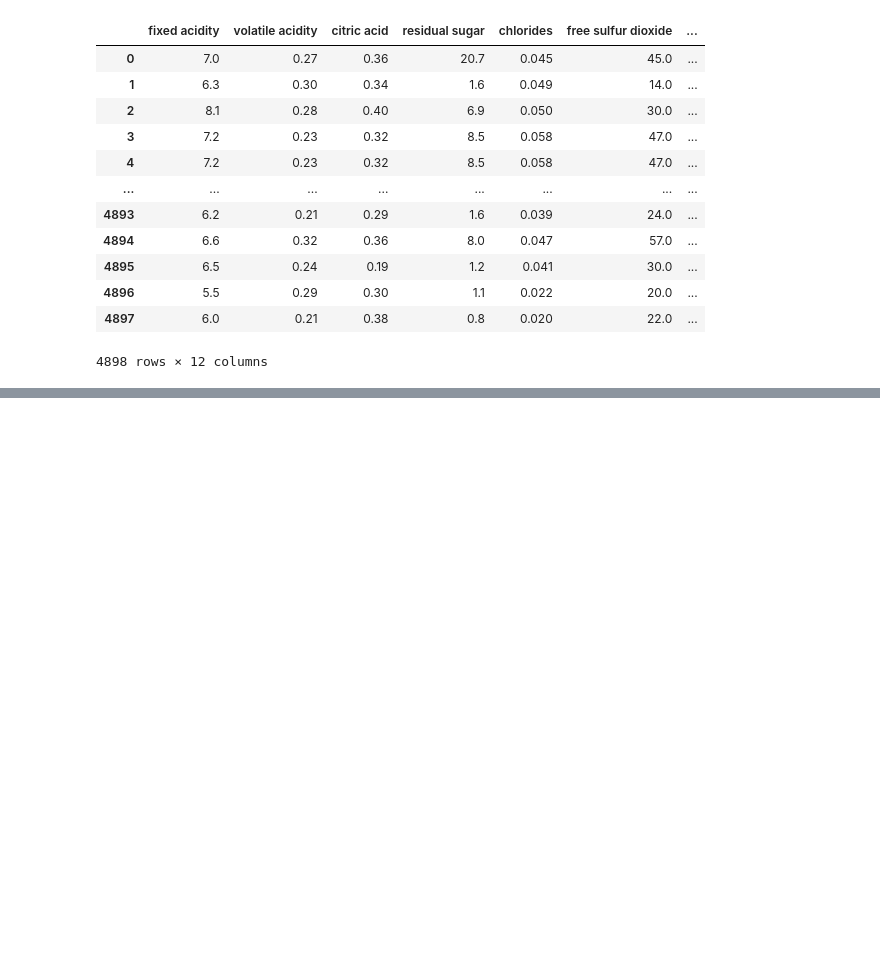
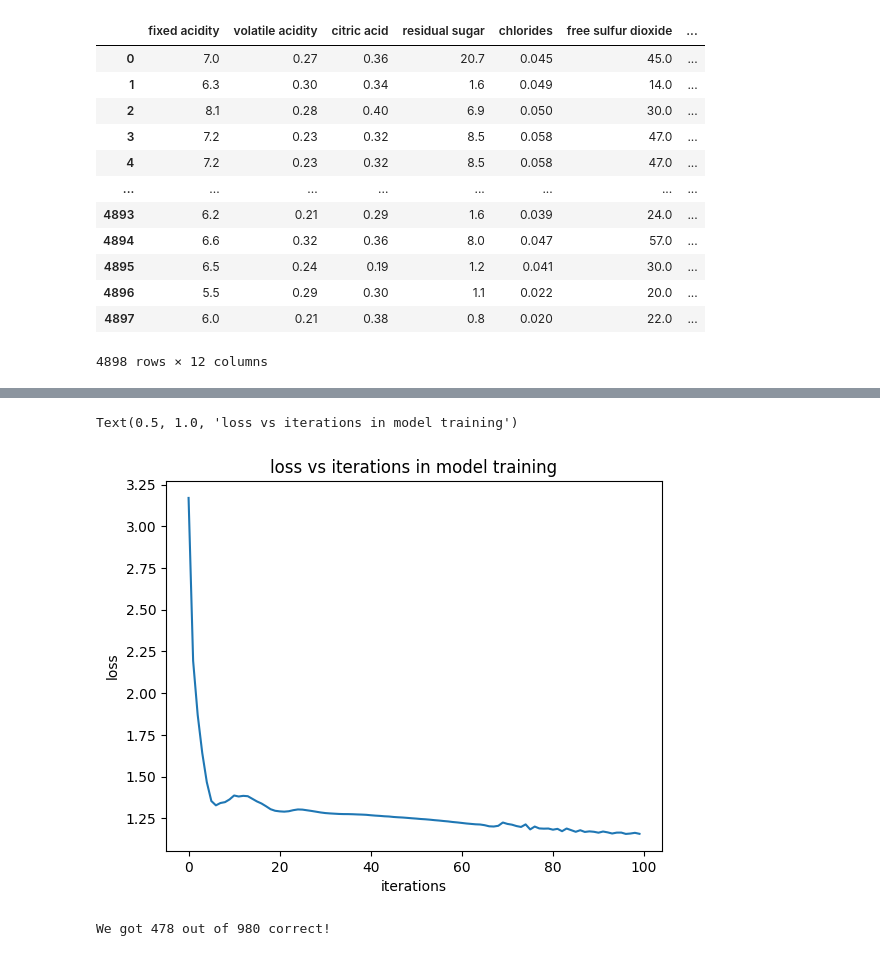
Before and after one commit to alexquar/Neural_Networks, a Jupyter notebook: analytics/wine.ipynb, the cells around one changed output, grey strips where cells are left out. Cells and saved outputs as stored; diff of their text form; code cells hidden in the pictures; blank space fills up the shorter version.

Commit message:
white and red whine rating predictions models, needs significant improvements

```diff
--- a/analytics/wine.ipynb
+++ b/analytics/wine.ipynb
@@ -48,15 +46,45 @@ full_df
 # %%
 #nn class
 
-class Model(nn.Module):
-    def __init__(self, in_features=11, h1 = 10, h2 = 10, out_features = 10):
+class white_wine_Model(nn.Module):
+    def __init__(self, in_features=11, h1 = 20, h2 = 20, h3=20, out_features = 10):
         super().__init__()
         self.fc1 = nn.Linear(in_features, h1)
         self.fc2 = nn.Linear(h1, h2)
-        self.out = nn.Linear(h2, out_features)
+        self.fc3 = nn.Linear(h2,h3)
+        self.out = nn.Linear(h3, out_features)
 
     def forward(self,x):
         x= f.relu(self.fc1(x))
-        x. f.relu(self.fc2(x))
+        x= f.relu(self.fc2(x))
+        x=f.relu(self.fc3(x))
         x = self.out(x)
         return x
+# %%
+pt.manual_seed(69)
+
+model = white_wine_Model()
+
+criterion = nn.CrossEntropyLoss()
+optimizer = pt.optim.AdamW(model.parameters(), lr=0.01)
+# %%
+#run iterations and track error
+iterations = 100
+losses = []
+for i in range(iterations):
+  Y_pred = model.forward(X_train) #send forward training data
+
+#   measure error, will be high originally, test results against correct answers based on criterion method we chose
+  loss = criterion(Y_pred, Y_train)
+
+  #add to our losses to track improvement
+  losses.append(loss.detach().numpy())
+
+  #print loss every ten iterations to check progress
+  if i%10 == 0:
+    print(f'iteration:{i}, loss:{loss.item()}')
+
+  #back propagation: as you get error rates you feed it back into the model for the next iteration so that weights can be adjusted accordingly to fine tune
+  optimizer.zero_grad()
+  loss.backward()
+  optimizer.step()
@@ -62,0 +102,20 @@ class Model(nn.Module):
+# %%
+plt.plot(range(iterations), losses)
+plt.xlabel("iterations")
+plt.ylabel("loss")
+plt.title("loss vs iterations in model training")
+# %% [output]
+Text(0.5, 1.0, 'loss vs iterations in model training')
+[figure, added]
+# %%
+#test our results with test data
+correct = 0
+with pt.no_grad():
+    for i, data in enumerate(X_test):
+        Y_pred = model(data)
+        if Y_pred.argmax().item() == Y_test[i]:
+            correct +=1
+
+print(f"We got {correct} out of {len(Y_test)} correct!")
+# %% [output]
+We got 478 out of 980 correct!
```
Also changed, not shown: parts of 8 cells of this notebook.
